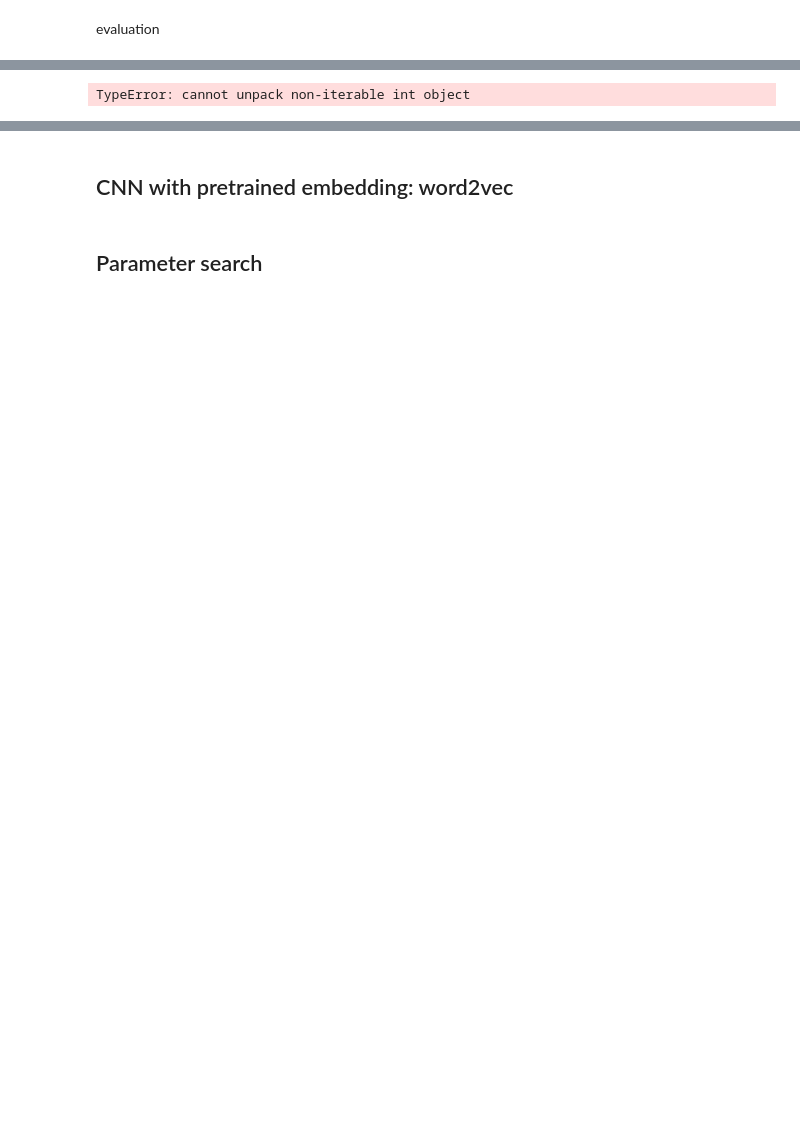
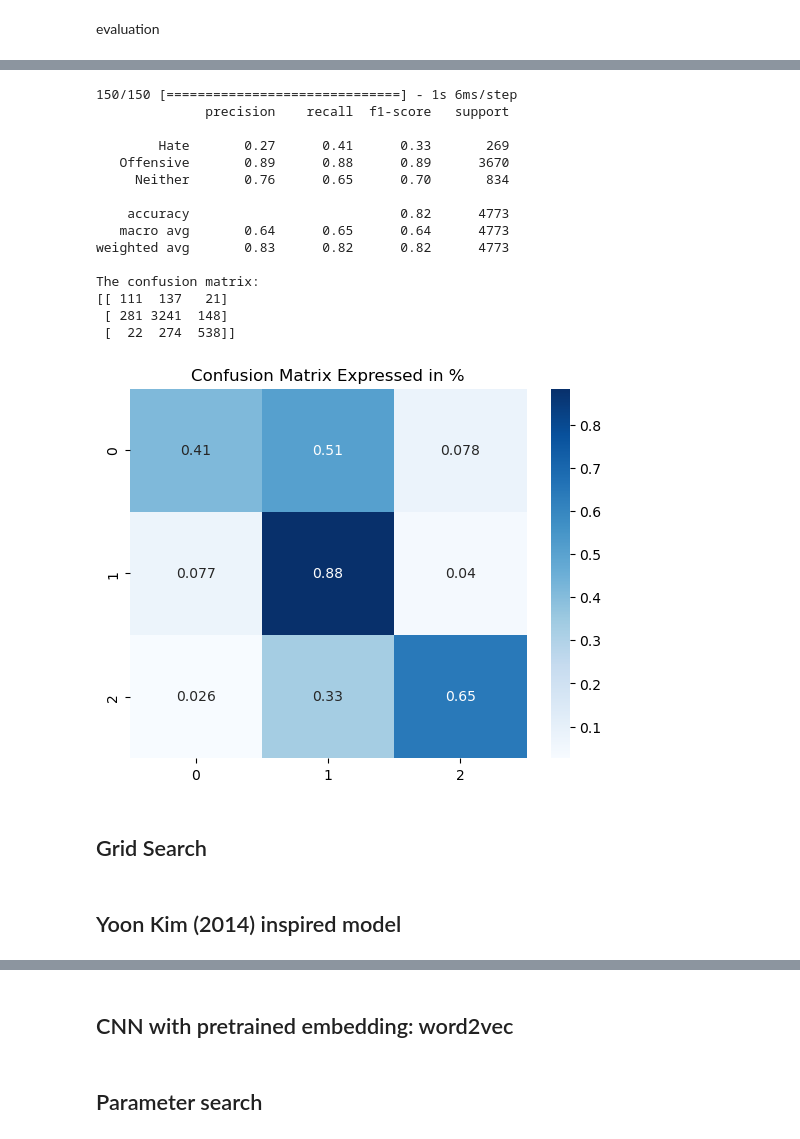
Before and after one commit to Disquietudee/Recognising-hate-speech-on-twitter-vs-offensive-language, a Jupyter notebook: CNN.ipynb, the cells around one changed output, grey strips where cells are left out. Cells and saved outputs as stored; diff of their text form; code cells hidden in the pictures; blank space fills up the shorter version.

```diff
--- a/CNN.ipynb
+++ b/CNN.ipynb
@@ -293,16 +357,32 @@ plt.show()
 # %%
 y_pred = model1.predict(X_cv_tk)
-predicted_categories = np.argmax(y_pred, axis =1)
-true_categories = tensorflow.concat([y for x, y in y_cv.tolist()], axis = 0).numpy()
+predicted_categories = np.argmax(y_pred, axis = 1)
+true_categories = np.argmax(y_cv_encoded,axis = 1)
 
+printModelStats(predicted_categories, true_categories)
 
-# to do:
-# prediction/show metrics
-# yoon kim model
-# word embeddings: word2vec and glove
-# grid search
+# grid search (normal model)
 
 
 # then lstm
 # %% [output]
-TypeError: cannot unpack non-iterable int object
+150/150 [==============================] - 1s 6ms/step
+              precision    recall  f1-score   support
+
+        Hate       0.27      0.41      0.33       269
+   Offensive       0.89      0.88      0.89      3670
+     Neither       0.76      0.65      0.70       834
+
+    accuracy                           0.82      4773
+   macro avg       0.64      0.65      0.64      4773
+weighted avg       0.83      0.82      0.82      4773
+
+The confusion matrix:
+[[ 111  137   21]
+ [ 281 3241  148]
+ [  22  274  538]]
+[figure, added]
+# %% [markdown]
+## Grid Search
+# %% [markdown]
+## Yoon Kim (2014) inspired model
```
Also changed, not shown: parts of 31 cells of this notebook.
